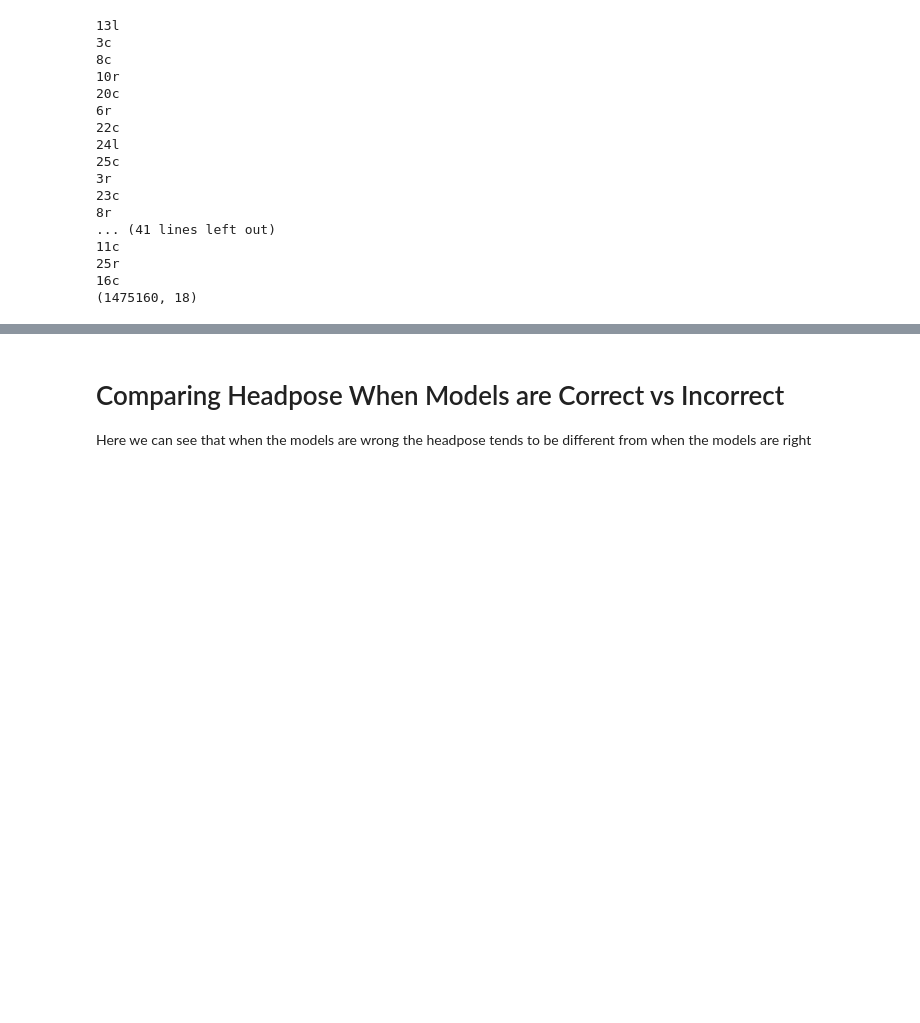
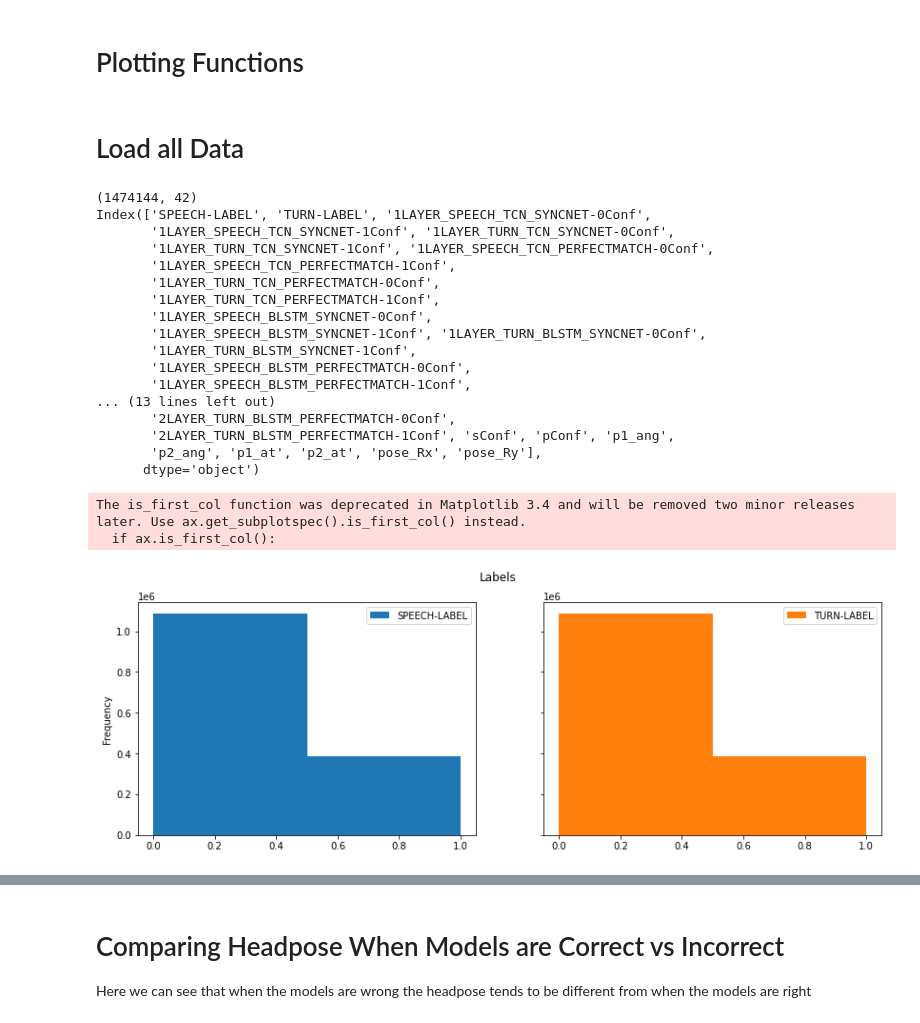
Before and after one commit to chrismbirmingham/tcn_blstm, a Jupyter notebook: Visualize_Features.ipynb, the cells around one changed output, grey strips where cells are left out. Drawn from its saved outputs; the diff is of its cells as text; code cells hidden in the pictures; blank space fills up the shorter version.

```diff
--- a/Visualize_Features.ipynb
+++ b/Visualize_Features.ipynb
@@ -5,4 +5,6 @@ import pandas as pd
 from score import collect_data, score
 import os
 from scipy import stats
+# %% [markdown]
+# Plotting Functions
 # %%
@@ -56,10 +62,11 @@ def compare_distributions(sets, variable, categories=["A","B"], save=True):
     plt.setp(axes[:2], xticks=[y + 1 for y in range(len(sets))],xticklabels=categories)
     plt.show()
+# %% [markdown]
+# Load all Data
 # %%
 df_list = []
 folders = os.listdir("data")
 for folder in folders:
-    print(folder)
     if not os.path.isdir(os.path.join("data", folder)):
         continue
     df_list.append(pd.read_feather(f"data/{folder}/analysis_df_kalin.feather"))
@@ -67,6 +74,7 @@ for folder in folders:
 # full_df = pd.read_feather("data/1l/analysis_df_.feather")
 full_df = pd.concat(df_list)
 print(full_df.shape)
+print(full_df.columns)
 
 pose = ["pose_Rx", "pose_Ry"]
 original_conf = ["sConf","pConf"]
@@ -78,20 +86,28 @@ at = ["p1_at","p2_at"]
 
 # display(full_df)
 # %% [output]
-13l
-3c
-8c
-10r
-20c
-6r
-22c
-24l
-25c
-3r
-23c
-8r
-... (41 lines left out)
-11c
-25r
-16c
-(1475160, 18)
+(1474144, 42)
+Index(['SPEECH-LABEL', 'TURN-LABEL', '1LAYER_SPEECH_TCN_SYNCNET-0Conf',
+       '1LAYER_SPEECH_TCN_SYNCNET-1Conf', '1LAYER_TURN_TCN_SYNCNET-0Conf',
+       '1LAYER_TURN_TCN_SYNCNET-1Conf', '1LAYER_SPEECH_TCN_PERFECTMATCH-0Conf',
+       '1LAYER_SPEECH_TCN_PERFECTMATCH-1Conf',
+       '1LAYER_TURN_TCN_PERFECTMATCH-0Conf',
+       '1LAYER_TURN_TCN_PERFECTMATCH-1Conf',
+       '1LAYER_SPEECH_BLSTM_SYNCNET-0Conf',
+       '1LAYER_SPEECH_BLSTM_SYNCNET-1Conf', '1LAYER_TURN_BLSTM_SYNCNET-0Conf',
+       '1LAYER_TURN_BLSTM_SYNCNET-1Conf',
+       '1LAYER_SPEECH_BLSTM_PERFECTMATCH-0Conf',
+       '1LAYER_SPEECH_BLSTM_PERFECTMATCH-1Conf',
+... (13 lines left out)
+       '2LAYER_TURN_BLSTM_PERFECTMATCH-0Conf',
+       '2LAYER_TURN_BLSTM_PERFECTMATCH-1Conf', 'sConf', 'pConf', 'p1_ang',
+       'p2_ang', 'p1_at', 'p2_at', 'pose_Rx', 'pose_Ry'],
+      dtype='object')
+# %%
+s=(14,4.5)
+full_df[['SPEECH-LABEL', 'TURN-LABEL']].plot(kind='hist',subplots=True,sharex=True,sharey=True,title='Labels',bins=2, layout=[1,2],figsize=s)
+plt.show()
+# %% [output]
+The is_first_col function was deprecated in Matplotlib 3.4 and will be removed two minor releases later. Use ax.get_subplotspec().is_first_col() instead.
+  if ax.is_first_col():
+[figure, added]
```
Also changed, not shown: parts of 21 cells of this notebook, 2 other files.
